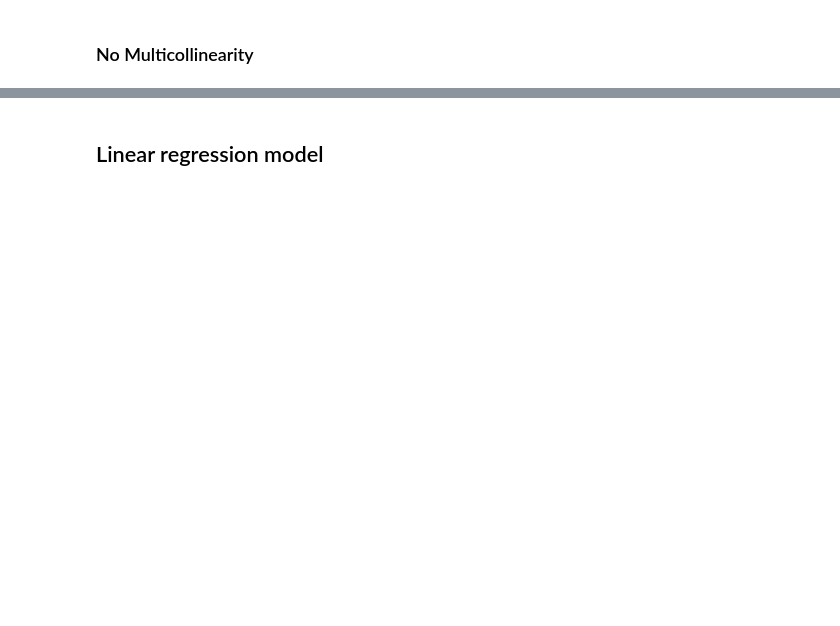
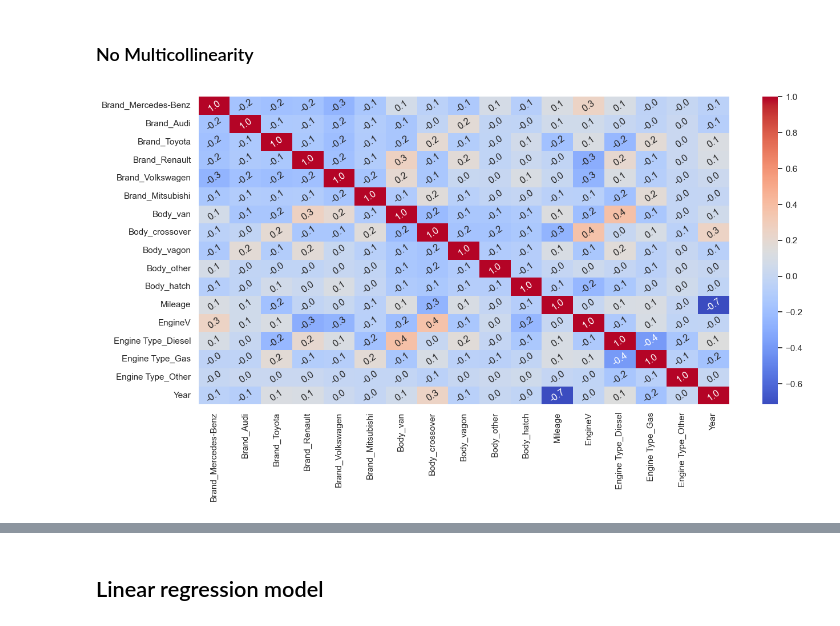
Before and after one commit to aldanajd/Data_Scientist, a Jupyter notebook: Machine Learning/Regression/Cars_price_estimator/Car_price_estimator.ipynb, the cells around one changed output, grey strips where cells are left out. Drawn from its saved outputs; the diff is of its cells as text; code cells hidden in the pictures; blank space fills up the shorter version.

```diff
--- a/Machine Learning/Regression/Cars_price_estimator/Car_price_estimator.ipynb
+++ b/Machine Learning/Regression/Cars_price_estimator/Car_price_estimator.ipynb
@@ -378,14 +403,16 @@ Durbin-Watson Statistic: 2.034036975939033
 # %%
 corr_matrix = X.corr()
 
-plt.figure(figsize=(10,5))
+plt.figure(figsize=(15,7))
 sns.heatmap(corr_matrix,
             annot=True,
             annot_kws={"rotation": 35},
             cmap='coolwarm',
             fmt=".1f")
-plt.xticks(rotation=55)
+plt.xticks(rotation=90)
 plt.show()
+# %% [output]
+[figure, added]
 # %%
 vif_data = pd.DataFrame()
 vif_data["Variable"] = X.columns
```
Also changed, not shown: parts of 29 cells of this notebook.
